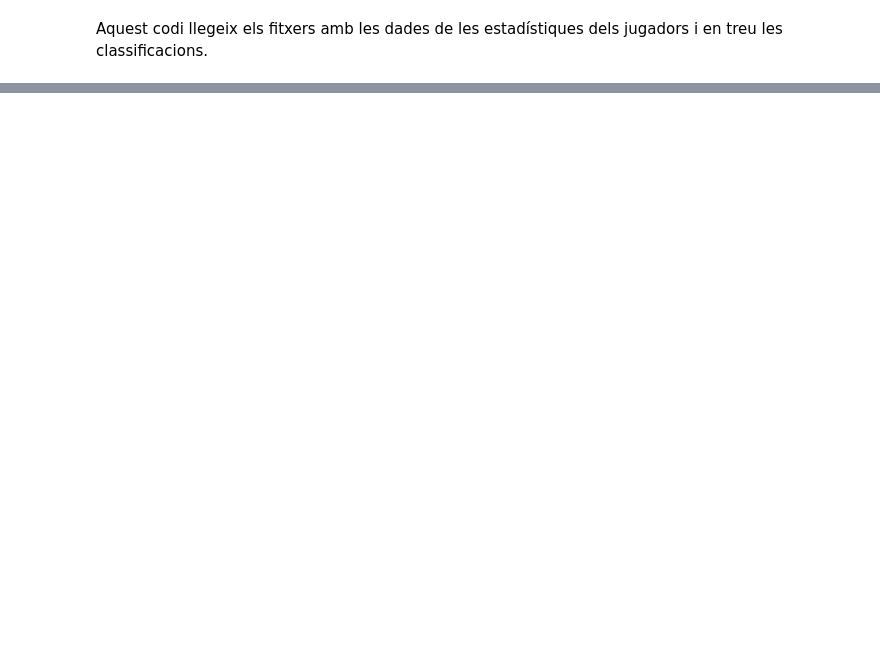
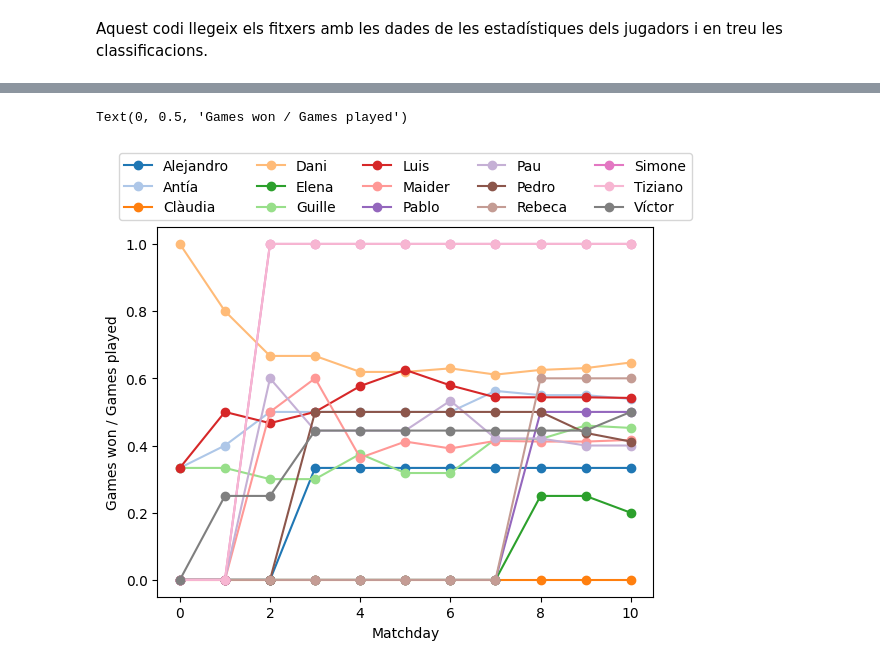
Before and after one commit to pgrebolt/ICEChampionsLeague, a Jupyter notebook: plot_stats.ipynb, the cells around one changed output, grey strips where cells are left out. Saved outputs shown, nothing was run; the diff lists cells and outputs as text; code cells hidden in the pictures; blank space fills up the shorter version.

Commit message:
Example cells to show standings table and parameter evolution vs matchday

```diff
--- a/plot_stats.ipynb
+++ b/plot_stats.ipynb
@@ -14,4 +10,7 @@ import matplotlib.pyplot as plt
 import numpy as np
 import xarray as xr
 import pandas as pd
+# %%
+# Definim tab20 com la paleta per defecte dels plots
+plt.rcParams['axes.prop_cycle'] = plt.cycler(color=plt.cm.tab20.colors)
 # %%
@@ -22,0 +30,4 @@ SystemError: initialization of _internal failed without raising an exception
+# %%
+# Extreiem els noms dels jugadors i les jornades
+players_names = dataarray['player'].astype(str).values # noms dels jugadors
+matchdays = dataarray['matchday'] # array de números de jornades
@@ -22,0 +68,16 @@ SystemError: initialization of _internal failed without raising an exception
+# %%
+# Fem un gràfic de l'evolució del paràmetre a cada jornada
+winplayed_values = dataarray['WinPlayed']
+
+for player in players_names:
+    winplayed_evolution = winplayed_values.sel(Player = player)
+    winplayed_evolution_values = winplayed_evolution.values
+
+    plt.plot(matchdays, winplayed_evolution_values, marker='o', label=player)
+
+plt.legend(bbox_to_anchor = ( 0.5, 1.), ncol = 5, loc = 'lower center')
+plt.xlabel("Matchday")
+plt.ylabel("Games won / Games played")
+# %% [output]
+Text(0, 0.5, 'Games won / Games played')
+[figure, added]
```
Also changed, not shown: parts of 3 cells of this notebook.
